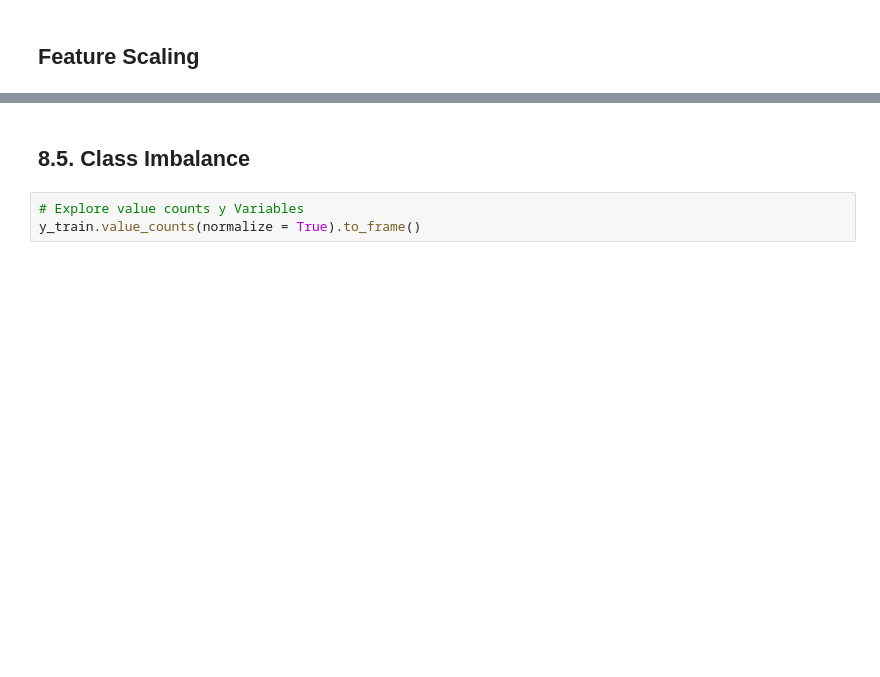
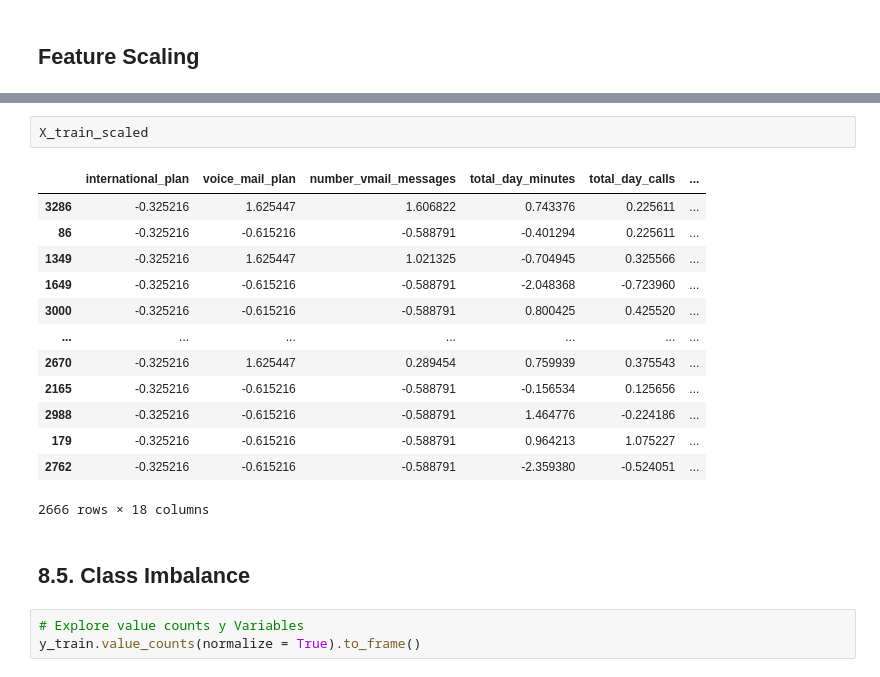
Before and after one commit to PatienceAnono/-SyriaTel-Customer-Churn-Project, a Jupyter notebook: SyriaTel Customer Churn.ipynb, the cells around one changed output, grey strips where cells are left out. Drawn from its saved outputs; the diff is of its cells as text; blank space fills up the shorter version.

```diff
--- a/SyriaTel Customer Churn.ipynb
+++ b/SyriaTel Customer Churn.ipynb
@@ -615,3 +620,19 @@ X_test = scaler.transform(X_test)
+# %%
+X_train_scaled
+# %% [output]
+|  | international_plan | voice_mail_plan | number_vmail_messages | total_day_minutes | total_day_calls | ... |
+| 3286 | -0.325216 | 1.625447 | 1.606822 | 0.743376 | 0.225611 | ... |
+| 86 | -0.325216 | -0.615216 | -0.588791 | -0.401294 | 0.225611 | ... |
+| 1349 | -0.325216 | 1.625447 | 1.021325 | -0.704945 | 0.325566 | ... |
+| 1649 | -0.325216 | -0.615216 | -0.588791 | -2.048368 | -0.723960 | ... |
+| 3000 | -0.325216 | -0.615216 | -0.588791 | 0.800425 | 0.425520 | ... |
+| ... | ... | ... | ... | ... | ... | ... |
+| 2670 | -0.325216 | 1.625447 | 0.289454 | 0.759939 | 0.375543 | ... |
+| 2165 | -0.325216 | -0.615216 | -0.588791 | -0.156534 | 0.125656 | ... |
+| 2988 | -0.325216 | -0.615216 | -0.588791 | 1.464776 | -0.224186 | ... |
+| 179 | -0.325216 | -0.615216 | -0.588791 | 0.964213 | 1.075227 | ... |
+| 2762 | -0.325216 | -0.615216 | -0.588791 | -2.359380 | -0.524051 | ... |
+2666 rows × 18 columns
 # %% [markdown]
 ## 8.5. Class Imbalance
 # %%
```
Also changed, not shown: parts of 23 cells of this notebook.
